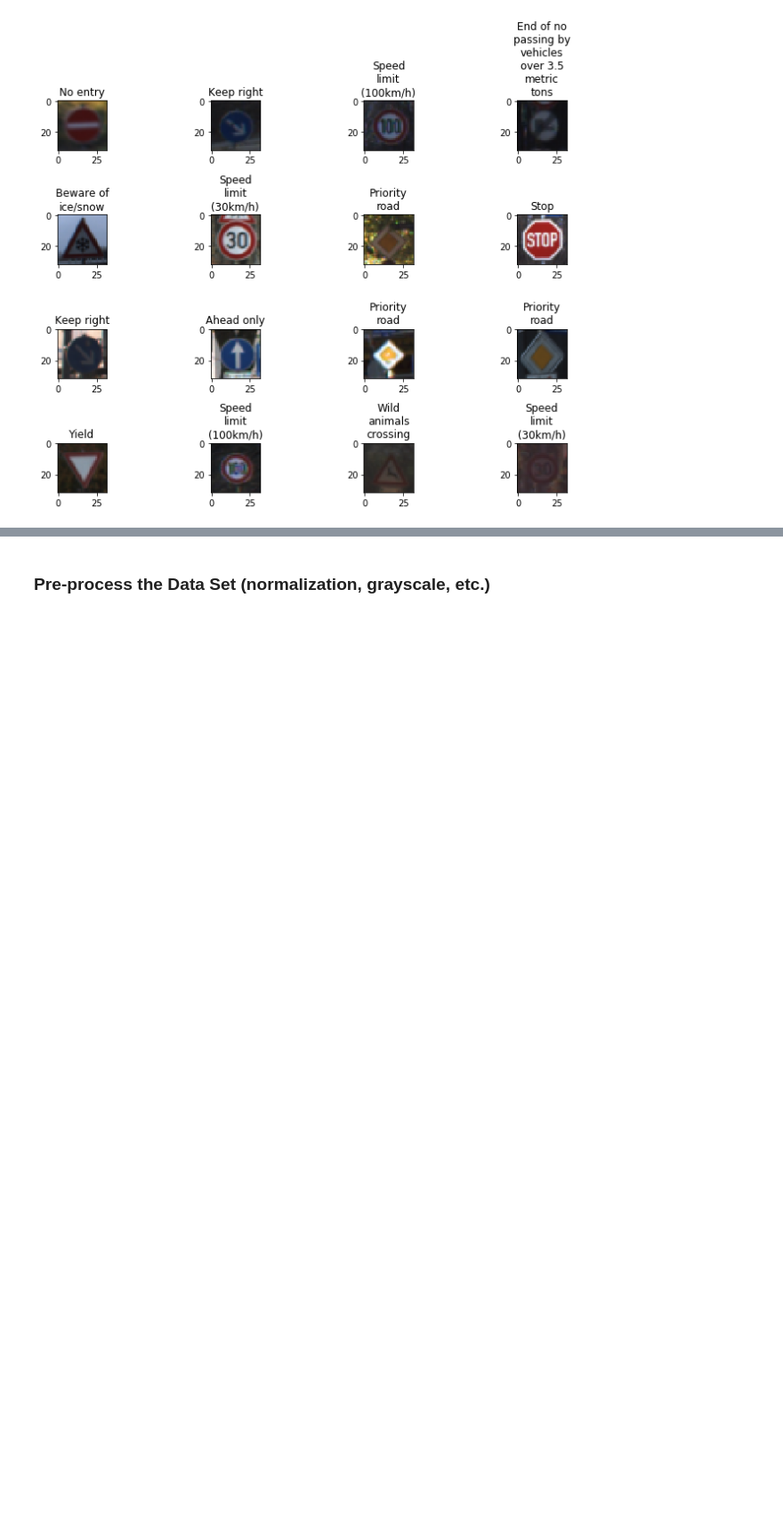
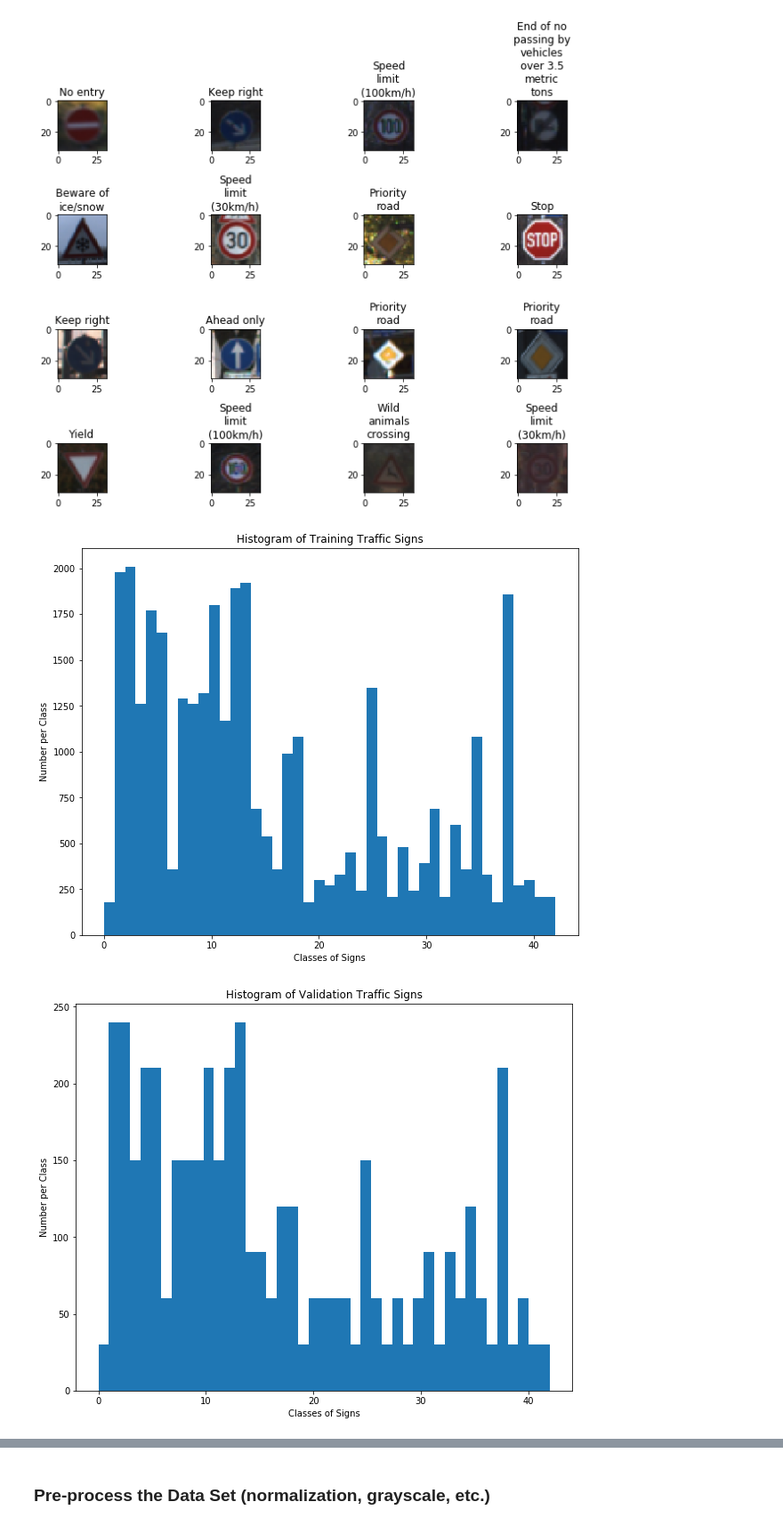
Before and after one commit to carsontang/CarND-Traffic-Sign-Classifier-Project, a Jupyter notebook: Traffic_Sign_Classifier.ipynb, the cells around one changed output, grey strips where cells are left out. Shown at 89% size. Saved outputs shown, nothing was run; the diff lists cells and outputs as text; code cells hidden in the pictures; blank space fills up the shorter version.

Commit message:
added histograms of training and validation sets

```diff
--- a/Traffic_Sign_Classifier.ipynb
+++ b/Traffic_Sign_Classifier.ipynb
@@ -156,3 +155,14 @@ plt.show()
 # %% [output]
 [figure]
 [figure]
+# %%
+# Plot histogram of training data labels
+for (dataset, name) in [(y_train, 'Training'), (y_valid, 'Validation'), (y_test, 'Testing')]:
+    plt.hist(x=dataset, bins=n_classes)
+    plt.xlabel('Classes of Signs')
+    plt.ylabel('Number per Class')
+    plt.title('Histogram of %s Traffic Signs' % name)
+    plt.show()
+# %% [output]
+[figure, added]
+[figure, added]
```
Also changed, not shown: parts of 2 cells of this notebook.
